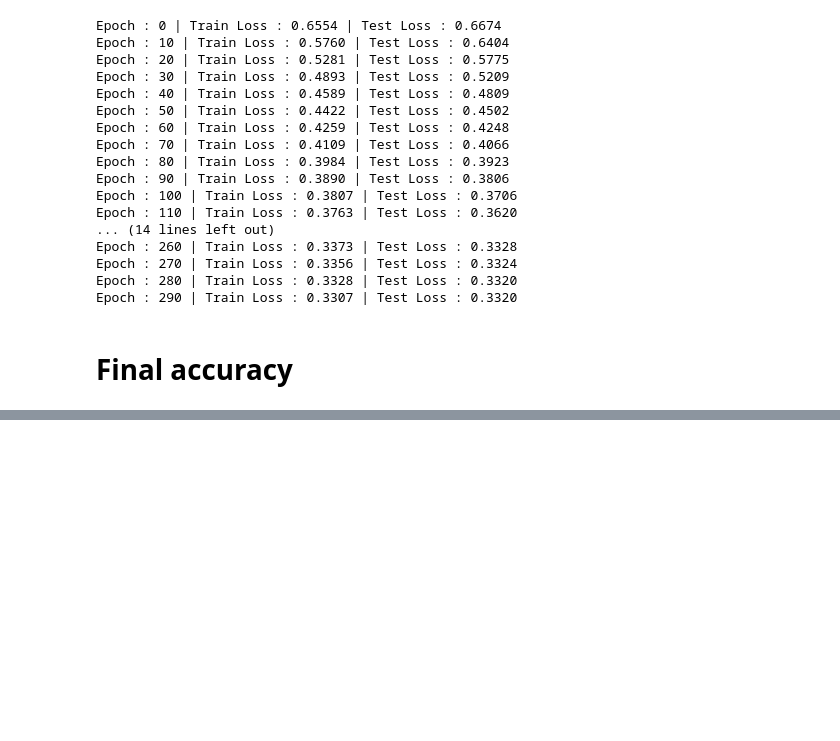
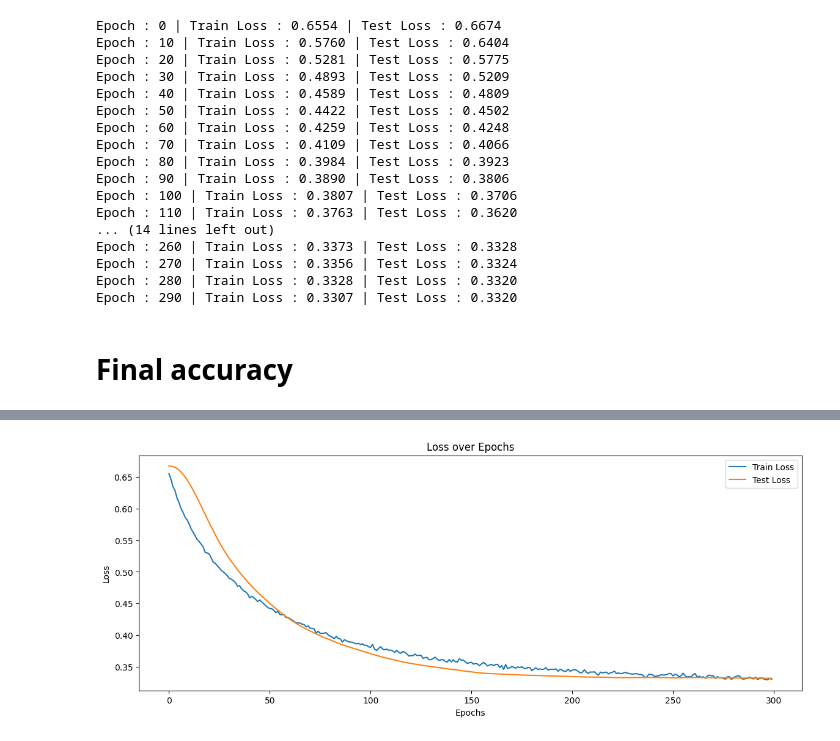
Before and after one commit to severussnape19/Deep_Learning, a Jupyter notebook: Practice/Churn_bank.ipynb, the cells around one changed output, grey strips where cells are left out. Drawn from its saved outputs; the diff is of its cells as text; code cells hidden in the pictures; blank space fills up the shorter version.

```diff
--- a/Practice/Churn_bank.ipynb
+++ b/Practice/Churn_bank.ipynb
@@ -144,6 +144,10 @@ optimizer = torch.optim.Adam(params = model.parameters(), lr = 0.001)
 # %%
 torch.manual_seed(42)
 epochs = 300
+
+train_losses = []
+test_losses = []
+test_accuracy = []
 
 for epoch in range(epochs):
   model.train()
@@ -167,7 +171,13 @@ for epoch in range(epochs):
     test_pred_probs = torch.sigmoid(test_logits)
     test_labels = torch.round(test_pred_probs)
 
+    acc = accuracy_score(test_labels.squeeze(), y_test)
+
     test_loss = loss_fn(test_logits, y_test)
+
+    train_losses.append(loss.item())
+    test_losses.append(test_loss.item())
+    test_accuracy.append(acc)
   if epoch % 10 == 0:
     print(f"Epoch : {epoch} | Train Loss : {loss:.4f} | Test Loss : {test_loss:.4f}")
 # %% [output]
@@ -214,0 +239,12 @@ plt.show()
+# %%
+# Plot loss
+plt.figure(figsize=(14, 5))
+plt.plot(train_losses, label="Train Loss")
+plt.plot(test_losses, label="Test Loss")
+plt.title("Loss over Epochs")
+plt.xlabel("Epochs")
+plt.ylabel("Loss")
+plt.legend()
+plt.show()
+# %% [output]
+[figure, added]
```
Also changed, not shown: parts of 5 cells of this notebook.
